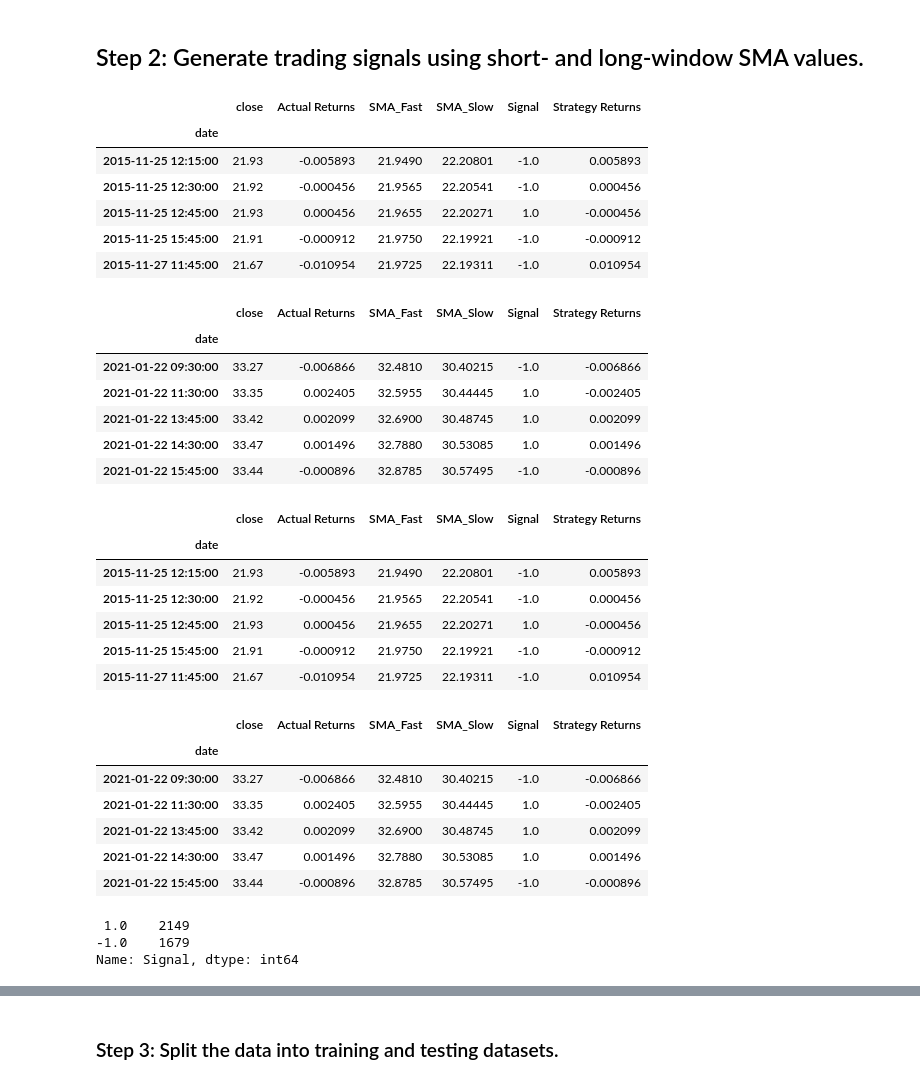
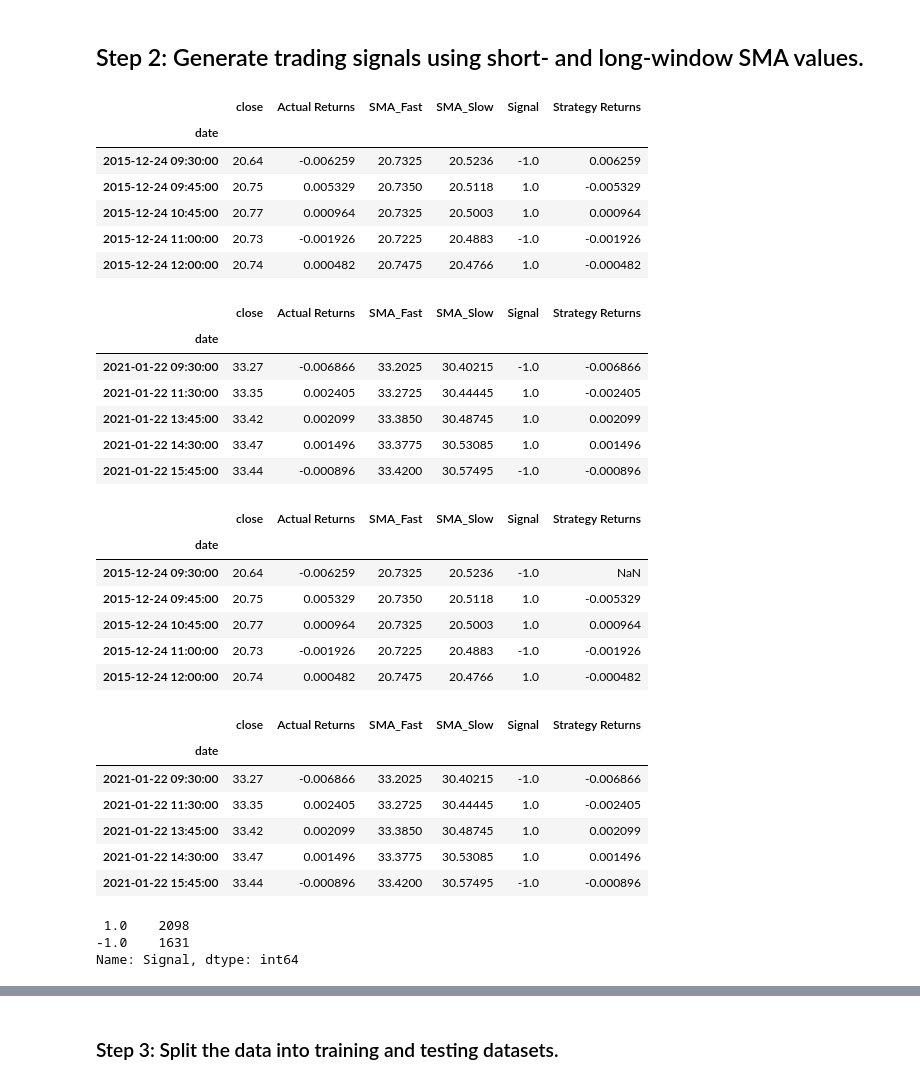
Before and after one commit to Bakoroba/machine_learning_trading_bot, a Jupyter notebook: machine_learning_trading_bot.ipynb, the cells around one changed output, grey strips where cells are left out. Drawn from its saved outputs; the diff is of its cells as text; code cells hidden in the pictures.

```diff
--- a/machine_learning_trading_bot.ipynb
+++ b/machine_learning_trading_bot.ipynb
@@ -136,33 +136,33 @@ display(signals_df.tail())
 ## Step 2: Generate trading signals using short- and long-window SMA values.
 # %%
 # Set the short window and long window
-short_window = 20
+short_window = 4
 long_window = 100
 
 # Generate the fast and slow simple moving averages (4 and 100 days, respectively)
 signals_df['SMA_Fast'] = signals_df['close'].rolling(window=short_window).mean()
 signals_df['SMA_Slow'] = signals_df['close'].rolling(window=long_window).mean()
 
 signals_df = signals_df.dropna()
 
 # Review the DataFrame
 display(signals_df.head())
 display(signals_df.tail())
 # %% [output]
 |  | close | Actual Returns | SMA_Fast | SMA_Slow | Signal | Strategy Returns |
 | date |  |  |  |  |  |  |
-| 2015-11-25 12:15:00 | 21.93 | -0.005893 | 21.9490 | 22.20801 | -1.0 | 0.005893 |
-| 2015-11-25 12:30:00 | 21.92 | -0.000456 | 21.9565 | 22.20541 | -1.0 | 0.000456 |
-| 2015-11-25 12:45:00 | 21.93 | 0.000456 | 21.9655 | 22.20271 | 1.0 | -0.000456 |
-| 2015-11-25 15:45:00 | 21.91 | -0.000912 | 21.9750 | 22.19921 | -1.0 | -0.000912 |
-| 2015-11-27 11:45:00 | 21.67 | -0.010954 | 21.9725 | 22.19311 | -1.0 | 0.010954 |
+| 2015-12-24 09:30:00 | 20.64 | -0.006259 | 20.7325 | 20.5236 | -1.0 | 0.006259 |
+| 2015-12-24 09:45:00 | 20.75 | 0.005329 | 20.7350 | 20.5118 | 1.0 | -0.005329 |
+| 2015-12-24 10:45:00 | 20.77 | 0.000964 | 20.7325 | 20.5003 | 1.0 | 0.000964 |
+| 2015-12-24 11:00:00 | 20.73 | -0.001926 | 20.7225 | 20.4883 | -1.0 | -0.001926 |
+| 2015-12-24 12:00:00 | 20.74 | 0.000482 | 20.7475 | 20.4766 | 1.0 | -0.000482 |
 |  | close | Actual Returns | SMA_Fast | SMA_Slow | Signal | Strategy Returns |
 | date |  |  |  |  |  |  |
-| 2021-01-22 09:30:00 | 33.27 | -0.006866 | 32.4810 | 30.40215 | -1.0 | -0.006866 |
-| 2021-01-22 11:30:00 | 33.35 | 0.002405 | 32.5955 | 30.44445 | 1.0 | -0.002405 |
-| 2021-01-22 13:45:00 | 33.42 | 0.002099 | 32.6900 | 30.48745 | 1.0 | 0.002099 |
-| 2021-01-22 14:30:00 | 33.47 | 0.001496 | 32.7880 | 30.53085 | 1.0 | 0.001496 |
-| 2021-01-22 15:45:00 | 33.44 | -0.000896 | 32.8785 | 30.57495 | -1.0 | -0.000896 |
+| 2021-01-22 09:30:00 | 33.27 | -0.006866 | 33.2025 | 30.40215 | -1.0 | -0.006866 |
+| 2021-01-22 11:30:00 | 33.35 | 0.002405 | 33.2725 | 30.44445 | 1.0 | -0.002405 |
+| 2021-01-22 13:45:00 | 33.42 | 0.002099 | 33.3850 | 30.48745 | 1.0 | 0.002099 |
+| 2021-01-22 14:30:00 | 33.47 | 0.001496 | 33.3775 | 30.53085 | 1.0 | 0.001496 |
+| 2021-01-22 15:45:00 | 33.44 | -0.000896 | 33.4200 | 30.57495 | -1.0 | -0.000896 |
 # %%
 # Initialize the new Signal column
 signals_df['Signal'] = 0.0
@@ -179,23 +179,23 @@ display(signals_df.tail())
 # %% [output]
 |  | close | Actual Returns | SMA_Fast | SMA_Slow | Signal | Strategy Returns |
 | date |  |  |  |  |  |  |
-| 2015-11-25 12:15:00 | 21.93 | -0.005893 | 21.9490 | 22.20801 | -1.0 | 0.005893 |
-| 2015-11-25 12:30:00 | 21.92 | -0.000456 | 21.9565 | 22.20541 | -1.0 | 0.000456 |
-| 2015-11-25 12:45:00 | 21.93 | 0.000456 | 21.9655 | 22.20271 | 1.0 | -0.000456 |
-| 2015-11-25 15:45:00 | 21.91 | -0.000912 | 21.9750 | 22.19921 | -1.0 | -0.000912 |
-| 2015-11-27 11:45:00 | 21.67 | -0.010954 | 21.9725 | 22.19311 | -1.0 | 0.010954 |
+| 2015-12-24 09:30:00 | 20.64 | -0.006259 | 20.7325 | 20.5236 | -1.0 | NaN |
+| 2015-12-24 09:45:00 | 20.75 | 0.005329 | 20.7350 | 20.5118 | 1.0 | -0.005329 |
+| 2015-12-24 10:45:00 | 20.77 | 0.000964 | 20.7325 | 20.5003 | 1.0 | 0.000964 |
+| 2015-12-24 11:00:00 | 20.73 | -0.001926 | 20.7225 | 20.4883 | -1.0 | -0.001926 |
+| 2015-12-24 12:00:00 | 20.74 | 0.000482 | 20.7475 | 20.4766 | 1.0 | -0.000482 |
 |  | close | Actual Returns | SMA_Fast | SMA_Slow | Signal | Strategy Returns |
 | date |  |  |  |  |  |  |
-| 2021-01-22 09:30:00 | 33.27 | -0.006866 | 32.4810 | 30.40215 | -1.0 | -0.006866 |
-| 2021-01-22 11:30:00 | 33.35 | 0.002405 | 32.5955 | 30.44445 | 1.0 | -0.002405 |
-| 2021-01-22 13:45:00 | 33.42 | 0.002099 | 32.6900 | 30.48745 | 1.0 | 0.002099 |
-| 2021-01-22 14:30:00 | 33.47 | 0.001496 | 32.7880 | 30.53085 | 1.0 | 0.001496 |
-| 2021-01-22 15:45:00 | 33.44 | -0.000896 | 32.8785 | 30.57495 | -1.0 | -0.000896 |
+| 2021-01-22 09:30:00 | 33.27 | -0.006866 | 33.2025 | 30.40215 | -1.0 | -0.006866 |
+| 2021-01-22 11:30:00 | 33.35 | 0.002405 | 33.2725 | 30.44445 | 1.0 | -0.002405 |
+| 2021-01-22 13:45:00 | 33.42 | 0.002099 | 33.3850 | 30.48745 | 1.0 | 0.002099 |
+| 2021-01-22 14:30:00 | 33.47 | 0.001496 | 33.3775 | 30.53085 | 1.0 | 0.001496 |
+| 2021-01-22 15:45:00 | 33.44 | -0.000896 | 33.4200 | 30.57495 | -1.0 | -0.000896 |
 # %%
 signals_df['Signal'].value_counts()
 # %% [output]
- 1.0    2149
--1.0    1679
+ 1.0    2098
+-1.0    1631
 Name: Signal, dtype: int64
 # %%
 # Calculate the strategy returns and add them to the signals_df DataFrame
```
Also changed, not shown: parts of 15 cells of this notebook, 3 other files.
